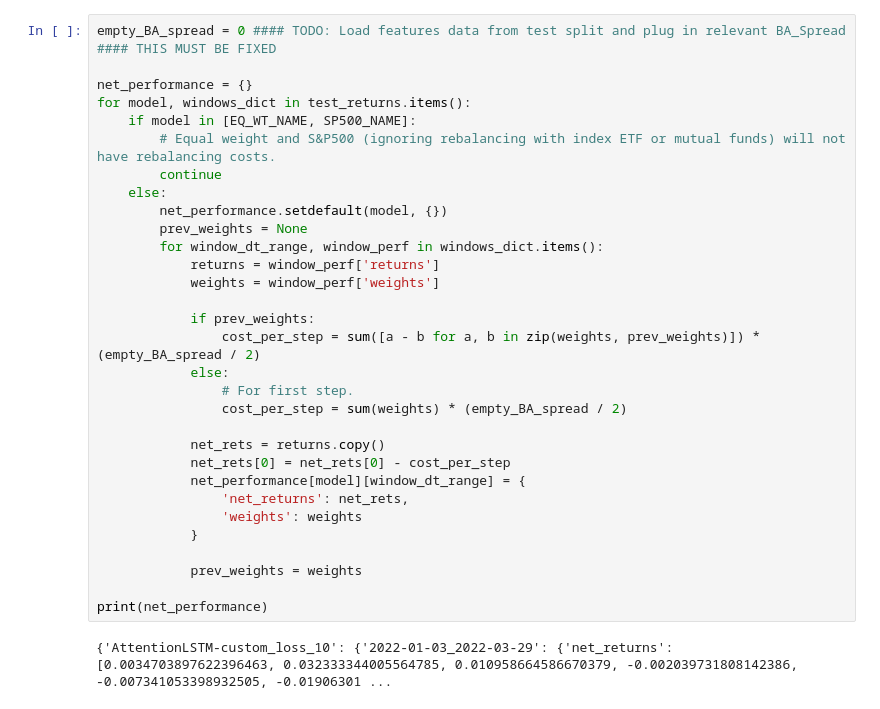
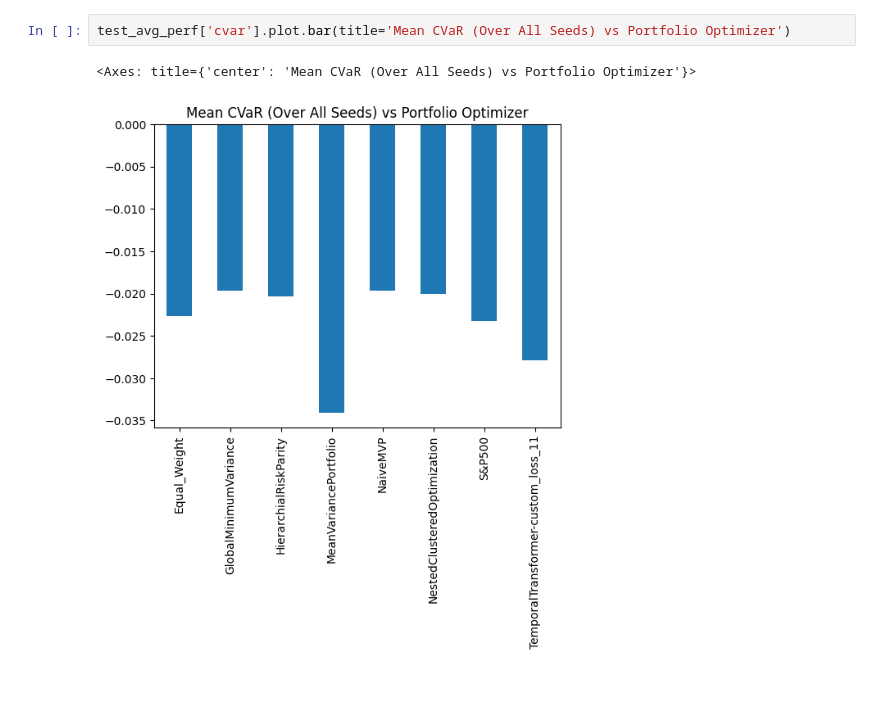
Before and after one commit to travisdesell/exact, a Jupyter notebook: financial_loss_functions/exploration/test_analysis.ipynb, the cells around one changed output. Drawn from its saved outputs; the diff is of its cells as text.

```diff
--- a/financial_loss_functions/exploration/test_analysis.ipynb
+++ b/financial_loss_functions/exploration/test_analysis.ipynb
@@ -107,33 +79,5 @@ The Bid-Ask Spread cost is applied to the first trading day of every window (the
-# %%
-empty_BA_spread = 0 #### TODO: Load features data from test split and plug in relevant BA_Spread #### THIS MUST BE FIXED
-
-net_performance = {}
-for model, windows_dict in test_returns.items():
-    if model in [EQ_WT_NAME, SP500_NAME]:
-        # Equal weight and S&P500 (ignoring rebalancing with index ETF or mutual funds) will not have rebalancing costs.
-        continue
-    else:
-        net_performance.setdefault(model, {})
-        prev_weights = None
-        for window_dt_range, window_perf in windows_dict.items():
-            returns = window_perf['returns']
-            weights = window_perf['weights']
-
-            if prev_weights:
-                cost_per_step = sum([a - b for a, b in zip(weights, prev_weights)]) * (empty_BA_spread / 2)
-            else:
-                # For first step.
-                cost_per_step = sum(weights) * (empty_BA_spread / 2)
-
-            net_rets = returns.copy()
-            net_rets[0] = net_rets[0] - cost_per_step
-            net_performance[model][window_dt_range] = {
-                'net_returns': net_rets,
-                'weights': weights
-            }
-
-            prev_weights = weights
-
-print(net_performance)
-# %% [output]
-{'AttentionLSTM-custom_loss_10': {'2022-01-03_2022-03-29': {'net_returns': [0.0034703897622396463, 0.032333344005564785, 0.010958664586670379, -0.002039731808142386, -0.007341053398932505, -0.01906301 ...
+# %%
+test_avg_perf['cvar'].plot.bar(title='Mean CVaR (Over All Seeds) vs Portfolio Optimizer')
+# %% [output]
+<Axes: title={'center': 'Mean CVaR (Over All Seeds) vs Portfolio Optimizer'}>
+[figure, added]
```
Also changed, not shown: parts of 22 cells of this notebook, 3 other files.
